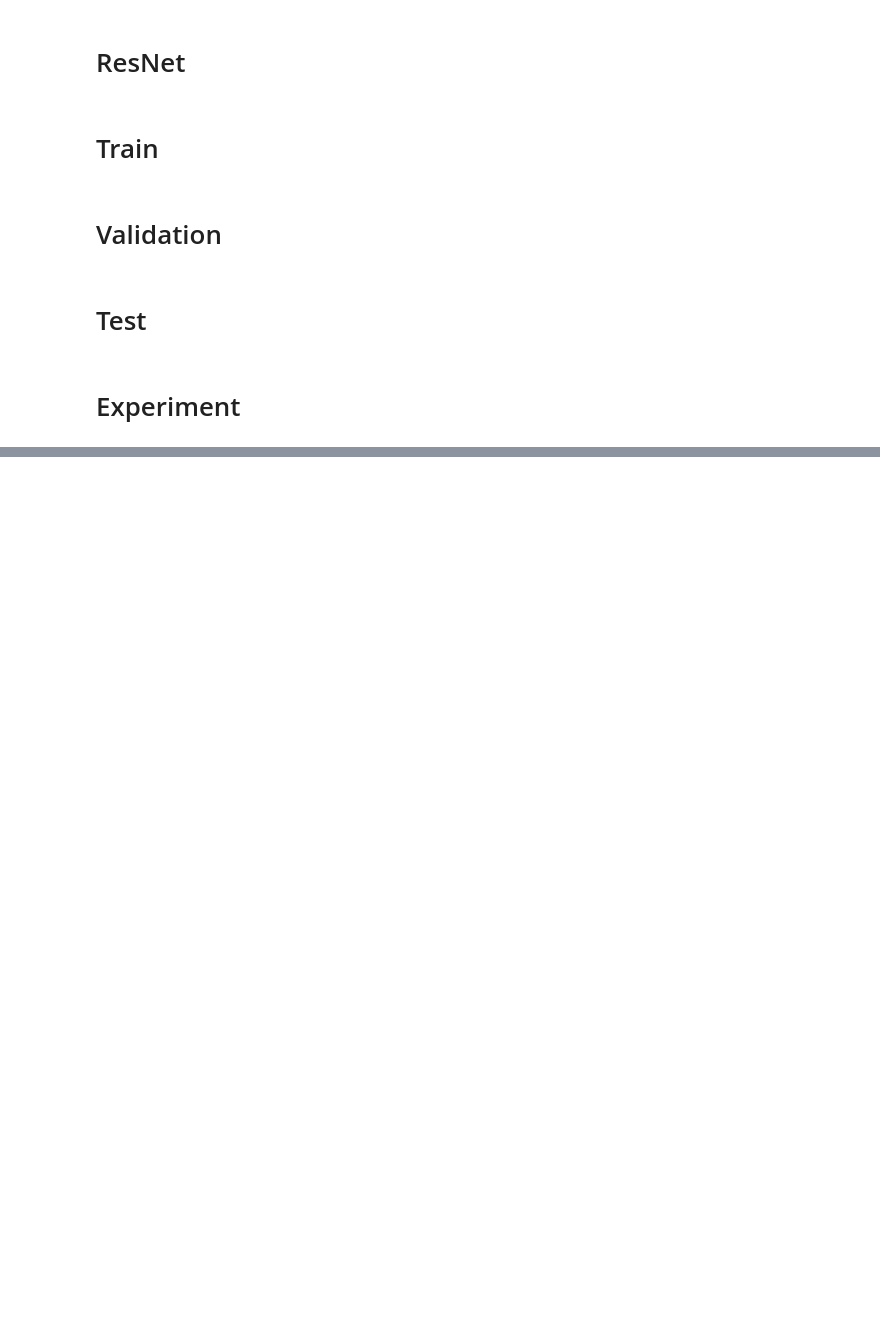
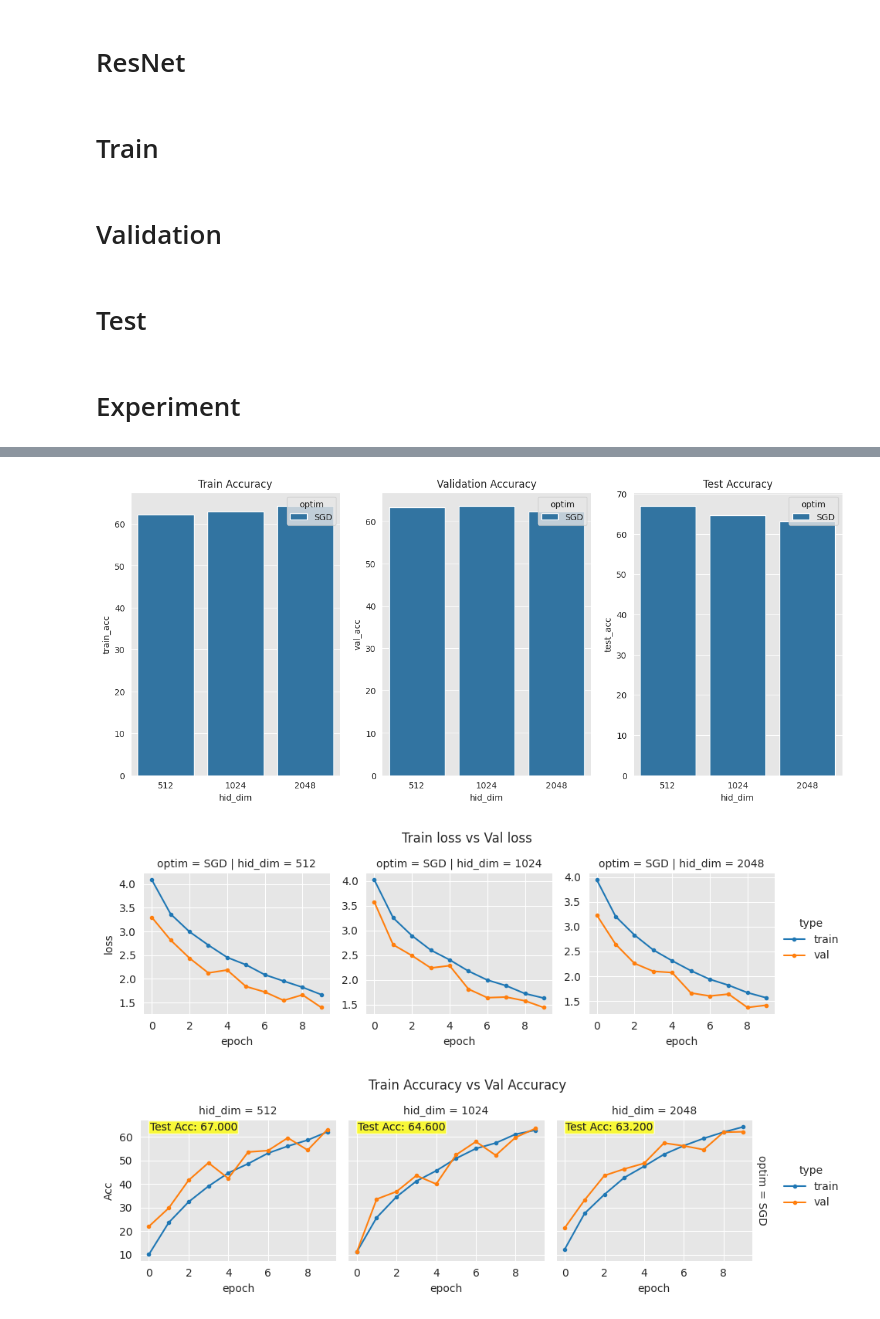
Before and after one commit to lIlIlIIIlIIl/Toy_Project, a Jupyter notebook: 100_sports_classification_with_ResNet.ipynb, the cells around one changed output, grey strips where cells are left out. Cells and saved outputs as stored; diff of their text form; code cells hidden in the pictures; blank space fills up the shorter version.

```diff
--- a/100_sports_classification_with_ResNet.ipynb
+++ b/100_sports_classification_with_ResNet.ipynb
@@ -505,9 +505,9 @@ args.train_batch_size = 32
 args.test_batch_size = 32
 
 # ====== Experiment Variable ====== #
-name_var1 = 'hid_dim'
+name_var1 = 'model_code'
 name_var2 = 'epoch'
-list_var1 = [512, 1024, 2048]
+list_var1 = ['VGG13', 'VGG16', 'VGG19']
 list_var2 = [10]
 
 # ===== ResNet Parameter ===== #
@@ -606,9 +622,13 @@ def plot_acc_variation(var1, var2, df, **kwargs):
     plt.subplots_adjust(top=0.8)
 # %%
 var1 = 'hid_dim'
-var2 = 'epoch'
+var2 = 'optim'
 df = load_exp_result('exp1')
 
 plot_acc(var1, var2, df)
 plot_loss_variation(var1, var2, df, sharey=False) #sharey를 True로 하면 모둔 subplot의 y축의 스케일이 같아집니다.
 plot_acc_variation(var1, var2, df, margin_titles=True, sharey=True) #margin_titles를 True로 하면 그래프의 가장자리에 var1과 var2 값이 표시되고 False로 하면 각 subplot 위에 표시됩니다.
+# %% [output]
+[figure, added]
+[figure, added]
+[figure, added]
```
Also changed, not shown: parts of 1 cell of this notebook.
